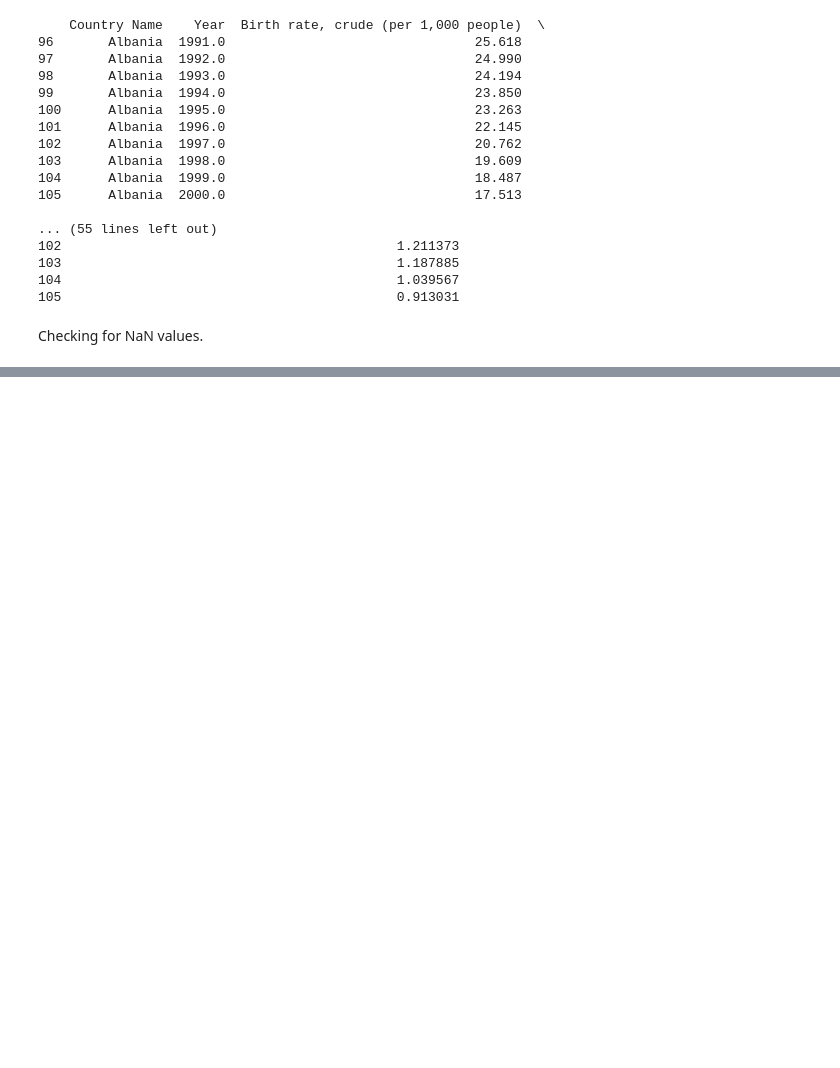
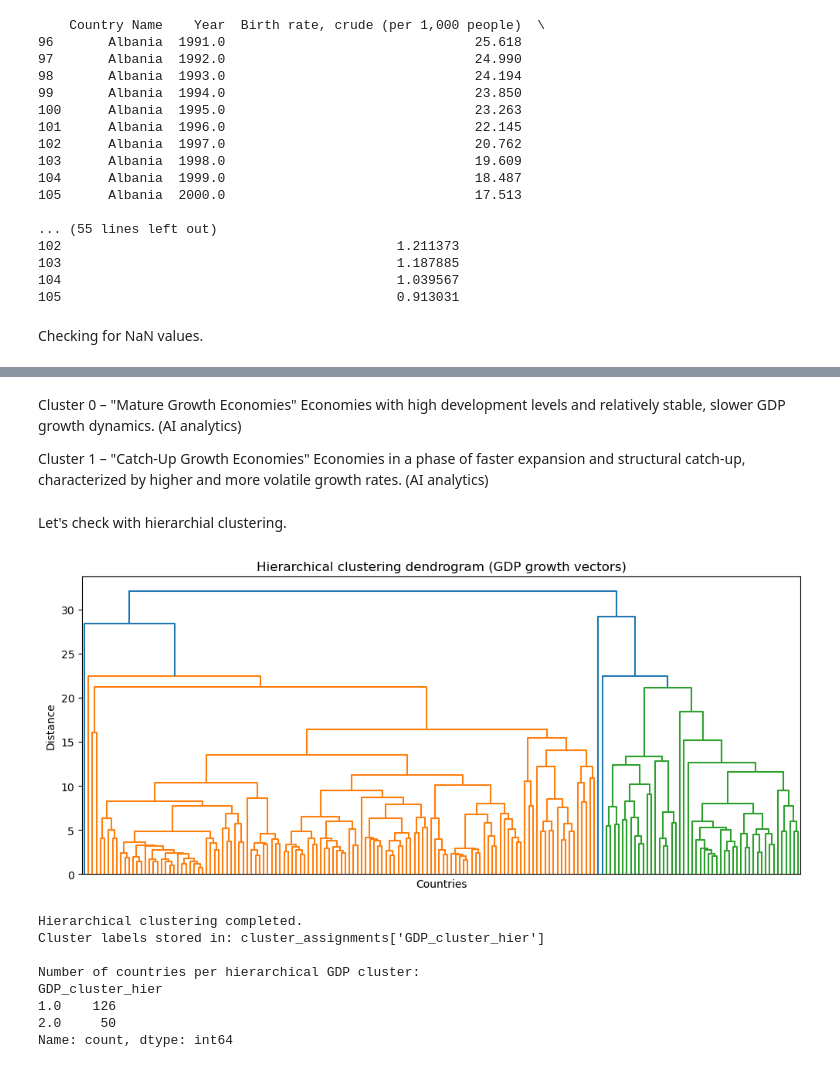
Before and after one commit to AndrasHege/MatMod_HA, a Jupyter notebook: Mathmod_HA.ipynb, the cells around one changed output, grey strips where cells are left out. Drawn from its saved outputs; the diff is of its cells as text; code cells hidden in the pictures; blank space fills up the shorter version.

```diff
--- a/Mathmod_HA.ipynb
+++ b/Mathmod_HA.ipynb
@@ -2253,0 +2627,59 @@ df_imp.to_csv("final_ratio_dataset.csv", index=False)
+# %% [markdown]
+Cluster 0 – "Mature Growth Economies"
+Economies with high development levels and relatively stable, slower GDP growth dynamics. (AI analytics)
+
+Cluster 1 – "Catch-Up Growth Economies"
+Economies in a phase of faster expansion and structural catch-up, characterized by higher and more volatile growth rates. (AI analytics)
+# %% [markdown]
+Let's check with hierarchial clustering.
+# %%
+# === Hierarchical clustering on GDP growth vectors ===
+# Goal: compare K-means results with hierarchical clustering
+
+import matplotlib.pyplot as plt
+from scipy.cluster.hierarchy import linkage, dendrogram, fcluster
+from scipy.spatial.distance import pdist
+
+# Standardize GDP growth vectors (same as before)
+X = (gdp_vectors - gdp_vectors.mean()) / gdp_vectors.std()
+
+# 1. Compute pairwise distances (Euclidean)
+dist_matrix = pdist(X, metric="euclidean")
+
+# 2. Hierarchical clustering (Ward linkage)
+Z = linkage(dist_matrix, method="ward")
+
+# 3. Plot dendrogram
+plt.figure(figsize=(12, 5))
+dendrogram(
+    Z,
+    no_labels=True,
+    color_threshold=None
+)
+plt.title("Hierarchical clustering dendrogram (GDP growth vectors)")
+plt.xlabel("Countries")
+plt.ylabel("Distance")
+plt.show()
+
+# 4. Cut the dendrogram at K = 2 (to compare with K-means result)
+k = 2
+hier_labels = fcluster(Z, k, criterion="maxclust")
+
+# Store hierarchical cluster labels
+cluster_assignments.loc[X.index, "GDP_cluster_hier"] = hier_labels
+
+print("Hierarchical clustering completed.")
+print("Cluster labels stored in: cluster_assignments['GDP_cluster_hier']")
+
+print("\nNumber of countries per hierarchical GDP cluster:")
+print(cluster_assignments["GDP_cluster_hier"].value_counts().sort_index())
+# %% [output]
+[figure, added]
+Hierarchical clustering completed.
+Cluster labels stored in: cluster_assignments['GDP_cluster_hier']
+
+Number of countries per hierarchical GDP cluster:
+GDP_cluster_hier
+1.0    126
+2.0     50
+Name: count, dtype: int64
```
Also changed, not shown: parts of 39 cells of this notebook.
